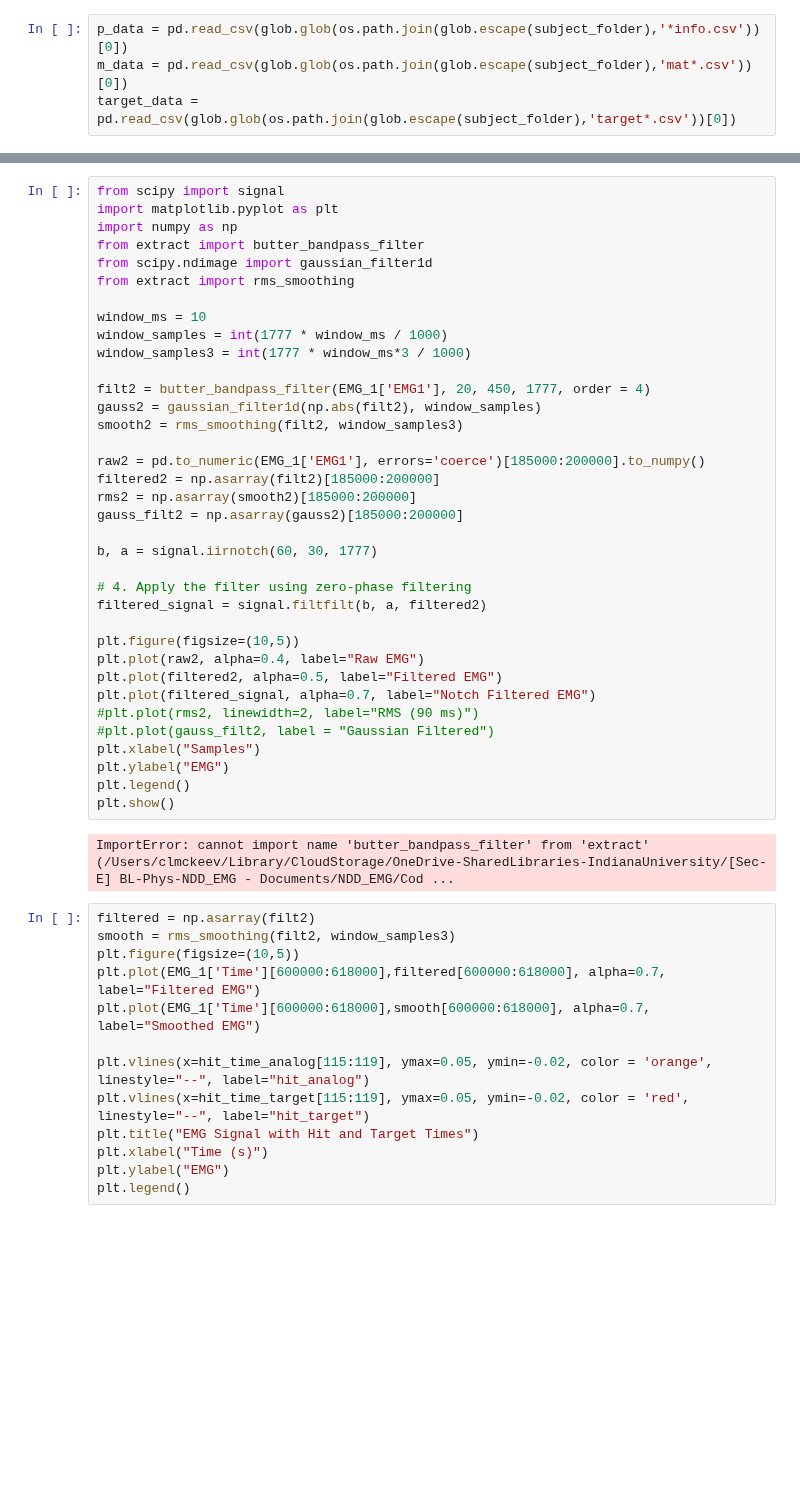
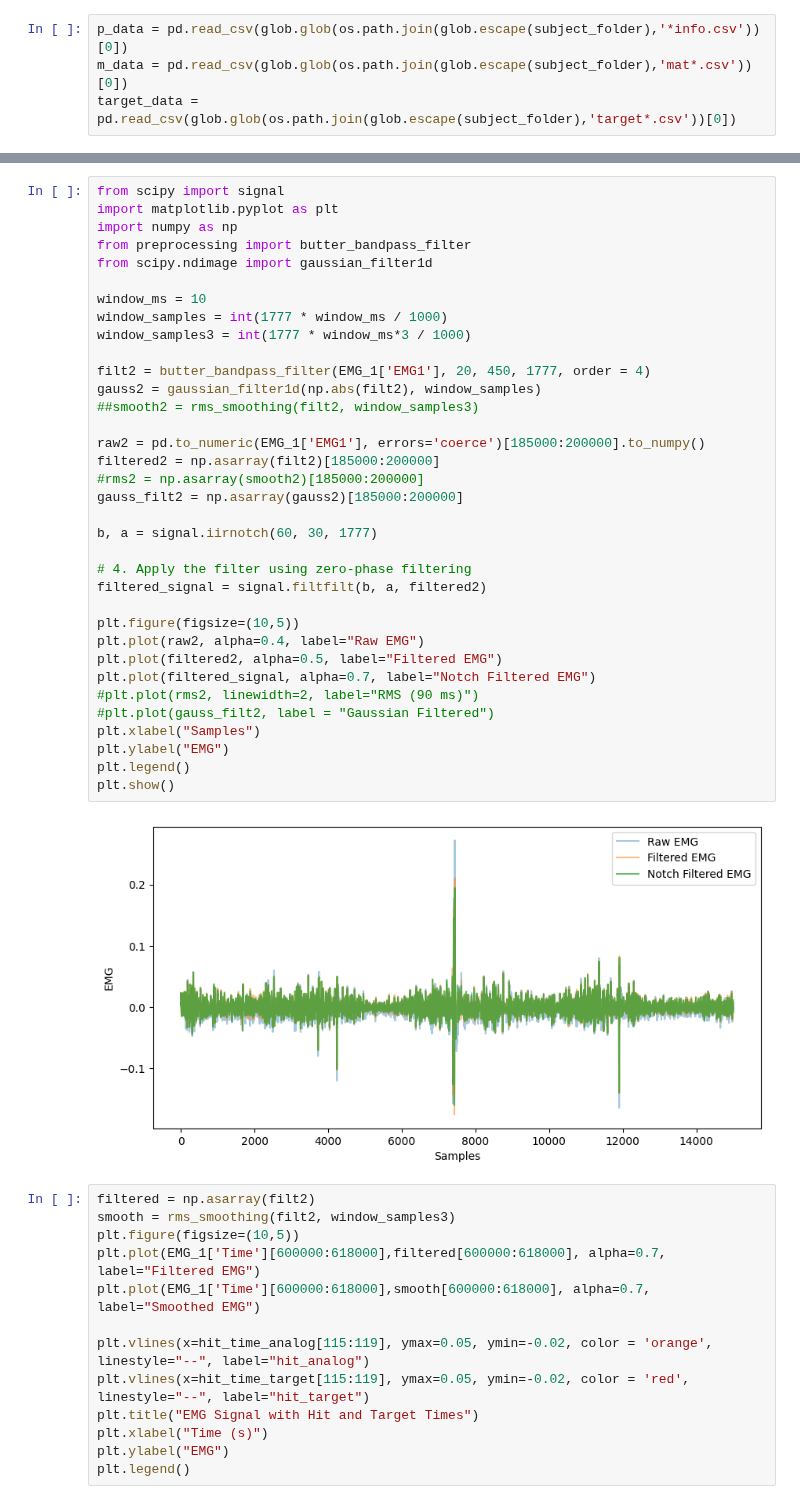
Before and after one commit to ChaundyMck/NDD_EMG, a Jupyter notebook: tester.ipynb, the cells around one changed output, grey strips where cells are left out. Drawn from its saved outputs; the diff is of its cells as text; blank space fills up the shorter version.

```diff
--- a/tester.ipynb
+++ b/tester.ipynb
@@ -74,40 +63,39 @@ plt.plot(Analog['Time'], Analog['Analog'], label='Analog Input 1')
 from scipy import signal
 import matplotlib.pyplot as plt
 import numpy as np
-from extract import butter_bandpass_filter
+from preprocessing import butter_bandpass_filter
 from scipy.ndimage import gaussian_filter1d
-from extract import rms_smoothing
 
 window_ms = 10
 window_samples = int(1777 * window_ms / 1000)
 window_samples3 = int(1777 * window_ms*3 / 1000)
 
 filt2 = butter_bandpass_filter(EMG_1['EMG1'], 20, 450, 1777, order = 4)
 gauss2 = gaussian_filter1d(np.abs(filt2), window_samples)
-smooth2 = rms_smoothing(filt2, window_samples3)
+##smooth2 = rms_smoothing(filt2, window_samples3)
 
 raw2 = pd.to_numeric(EMG_1['EMG1'], errors='coerce')[185000:200000].to_numpy()
 filtered2 = np.asarray(filt2)[185000:200000]
-rms2 = np.asarray(smooth2)[185000:200000]
+#rms2 = np.asarray(smooth2)[185000:200000]
 gauss_filt2 = np.asarray(gauss2)[185000:200000]
 
 b, a = signal.iirnotch(60, 30, 1777)
 
 # 4. Apply the filter using zero-phase filtering
 filtered_signal = signal.filtfilt(b, a, filtered2)
 
 plt.figure(figsize=(10,5))
 plt.plot(raw2, alpha=0.4, label="Raw EMG")
 plt.plot(filtered2, alpha=0.5, label="Filtered EMG")
 plt.plot(filtered_signal, alpha=0.7, label="Notch Filtered EMG")
 #plt.plot(rms2, linewidth=2, label="RMS (90 ms)")
 #plt.plot(gauss_filt2, label = "Gaussian Filtered")
 plt.xlabel("Samples")
 plt.ylabel("EMG")
 plt.legend()
 plt.show()
 # %% [output]
-ImportError: cannot import name 'butter_bandpass_filter' from 'extract' (/Users/clmckeev/Library/CloudStorage/OneDrive-SharedLibraries-IndianaUniversity/[Sec-E] BL-Phys-NDD_EMG - Documents/NDD_EMG/Cod ...
+[figure, added]
 # %%
 filtered = np.asarray(filt2)
 smooth = rms_smoothing(filt2, window_samples3)
```
Also changed, not shown: parts of 6 cells of this notebook, 5 other files.
